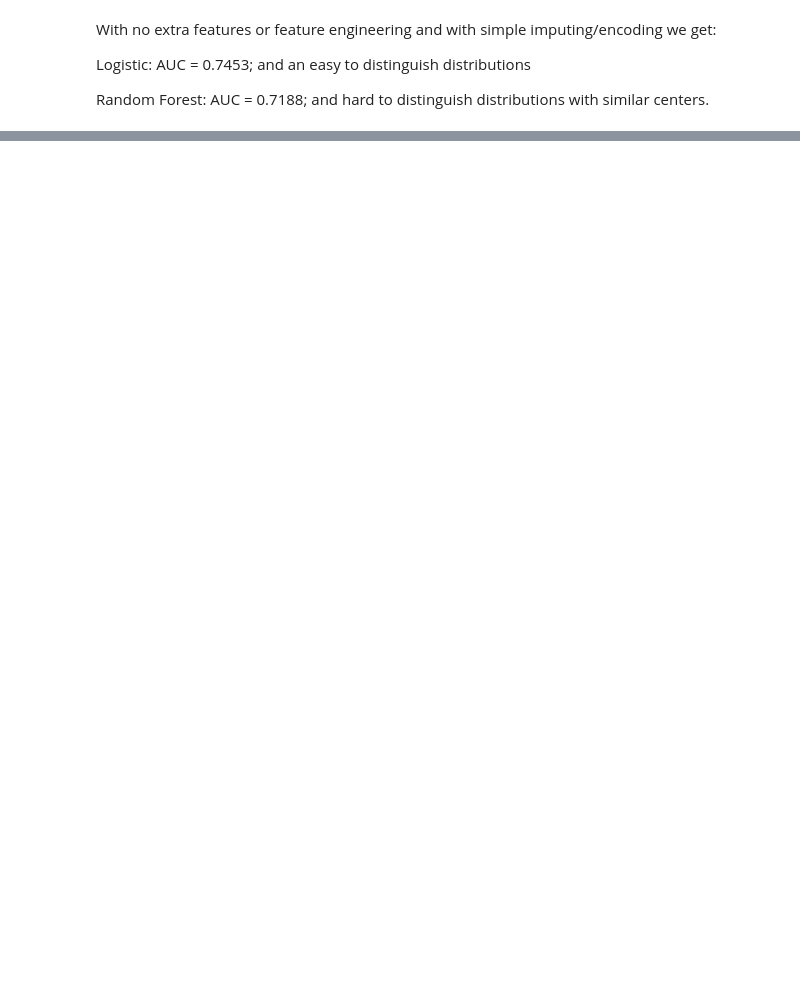
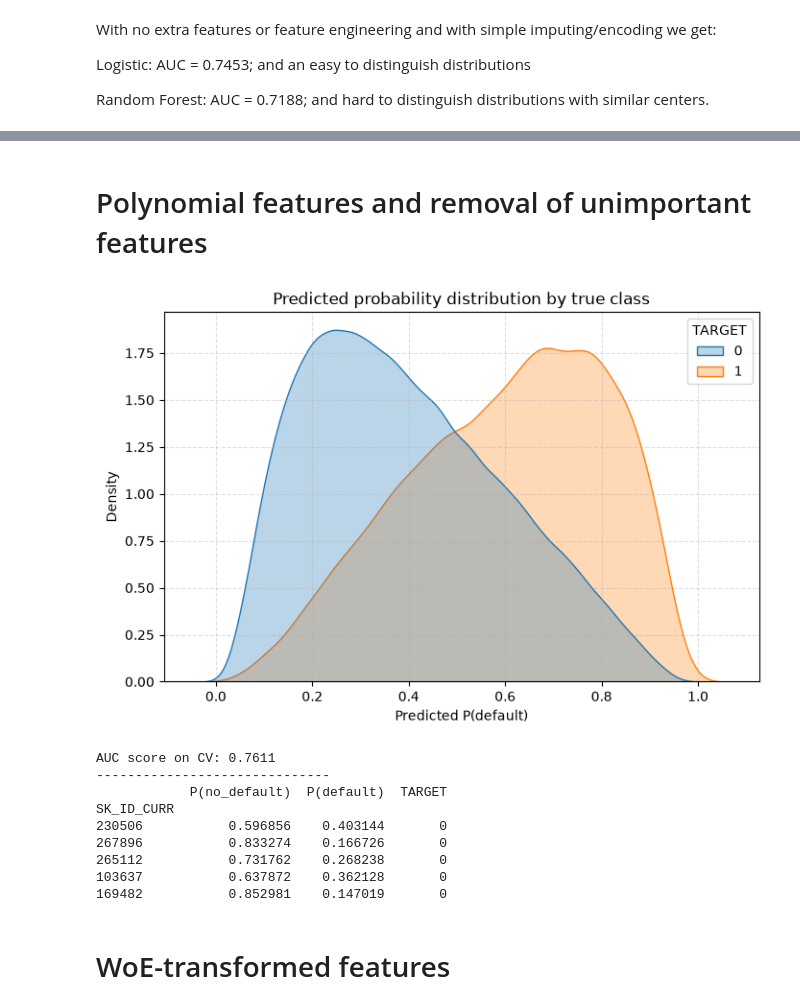
Before and after one commit to ABorda01/Project-Home-Credit-Default-Risk, a Jupyter notebook: model_selection_improv.ipynb, the cells around one changed output, grey strips where cells are left out. Saved outputs shown, nothing was run; the diff lists cells and outputs as text; code cells hidden in the pictures; blank space fills up the shorter version.

```diff
--- a/model_selection_improv.ipynb
+++ b/model_selection_improv.ipynb
@@ -192,0 +365,14 @@ bureau_bal.sort
+# %%
+# Exctract important/unimportant features
+rf.fit(train_ts, y_train)
+
+importances = rf.feature_importances_
+feature_names = train_ts.columns
+
+importance_df = pd.DataFrame({
+    'Feature': feature_names,
+    'Importance': importances
+}).sort_values(by='Importance', ascending=False).reset_index(drop=True)
+
+print(importance_df.head(10))
+print(importance_df.tail(10))
@@ -192,0 +397,46 @@ bureau_bal.sort
+# %% [markdown]
+# Polynomial features and removal of unimportant features
+# %%
+# We remove the least important features by Random Forest importance and create poly features
+"""
+We found through several variations of selecting the "top k features" that
+including all features yields a higher AUC unless we select most features.
+At that point removal of features seems slightly beneficial
+250 features seems the neighbourhood that works best
+"""
+t250 = list(importance_df.Feature.iloc[:250])
+trunc_train_ts = train_ts.loc[ : , t250]
+
+topK = list(importance_df.Feature.iloc[:15])
+poly_features = train_ts[topK]
+
+from sklearn.preprocessing import PolynomialFeatures
+poly_transformer = PolynomialFeatures(degree=2)
+
+poly_features = poly_transformer.fit_transform(poly_features)
+
+poly_features = pd.DataFrame(
+    poly_features, columns=poly_transformer.get_feature_names_out(topK), index=train_ts.index )
+
+names = poly_transformer.get_feature_names_out(topK)
+
+train_poly = pd.concat([trunc_train_ts, poly_features], axis=1)
+
+train_poly = train_poly.loc[:, ~train_poly.columns.duplicated()]
+# %%
+model = LogisticRegression(class_weight='balanced', max_iter=500)
+
+model_eval_ts(model, train_poly, y_train); # Slight improvement, finally reached 0.76 AUC
+# %% [output]
+[figure, added]
+AUC score on CV: 0.7611
+------------------------------
+            P(no_default)  P(default)  TARGET
+SK_ID_CURR
+230506           0.596856    0.403144       0
+267896           0.833274    0.166726       0
+265112           0.731762    0.268238       0
+103637           0.637872    0.362128       0
+169482           0.852981    0.147019       0
+# %% [markdown]
+# WoE-transformed features
```
Also changed, not shown: parts of 19 cells of this notebook, 1 other file.
